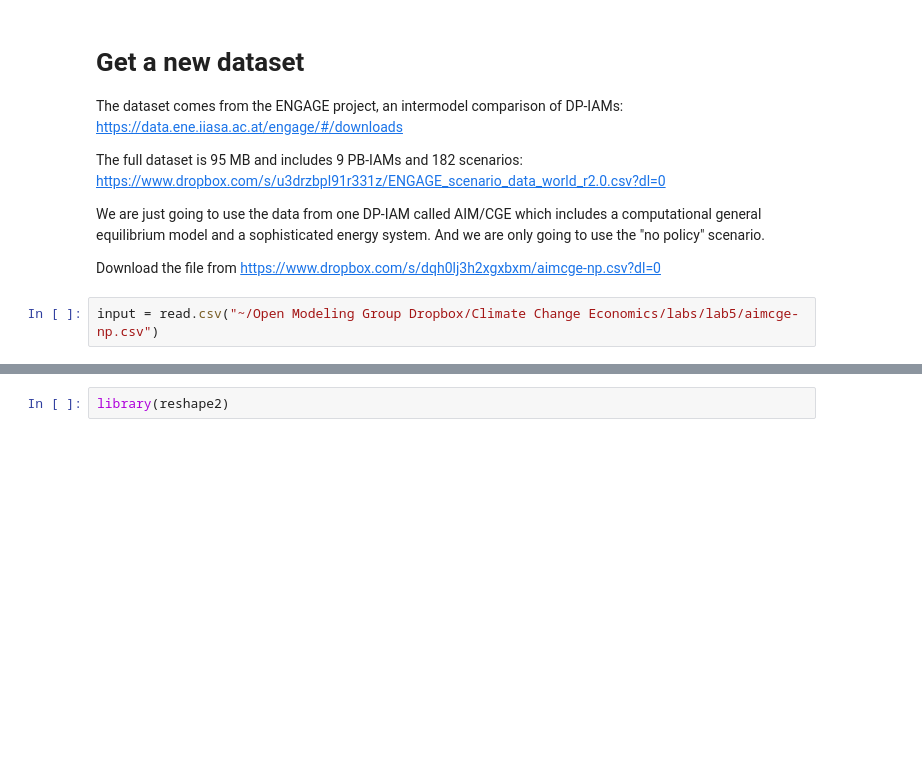
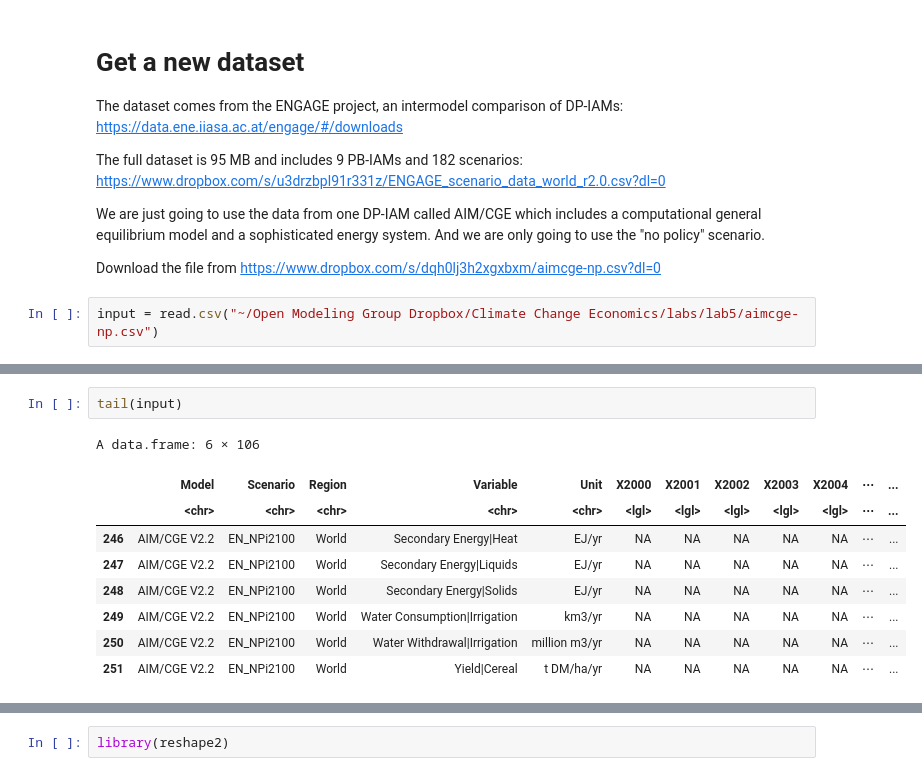
Before and after one commit to openmodels/ccecon, a Jupyter notebook: lab5/Lab 5 - Integrated Assessment - public.ipynb, the cells around one changed output, grey strips where cells are left out. Saved outputs shown, nothing was run; the diff lists cells and outputs as text; blank space fills up the shorter version.

```diff
--- a/lab5/Lab 5 - Integrated Assessment - public.ipynb
+++ b/lab5/Lab 5 - Integrated Assessment - public.ipynb
@@ -27,0 +37,12 @@ input = read.csv("~/Open Modeling Group Dropbox/Climate Change Economics/labs/la
+# %%
+tail(input)
+# %% [output]
+A data.frame: 6 × 106
+|  | Model | Scenario | Region | Variable | Unit | X2000 | X2001 | X2002 | X2003 | X2004 | ⋯ | ... |
+|  | <chr> | <chr> | <chr> | <chr> | <chr> | <lgl> | <lgl> | <lgl> | <lgl> | <lgl> | ⋯ | ... |
+| 246 | AIM/CGE V2.2 | EN_NPi2100 | World | Secondary Energy|Heat | EJ/yr | NA | NA | NA | NA | NA | ⋯ | ... |
+| 247 | AIM/CGE V2.2 | EN_NPi2100 | World | Secondary Energy|Liquids | EJ/yr | NA | NA | NA | NA | NA | ⋯ | ... |
+| 248 | AIM/CGE V2.2 | EN_NPi2100 | World | Secondary Energy|Solids | EJ/yr | NA | NA | NA | NA | NA | ⋯ | ... |
+| 249 | AIM/CGE V2.2 | EN_NPi2100 | World | Water Consumption|Irrigation | km3/yr | NA | NA | NA | NA | NA | ⋯ | ... |
+| 250 | AIM/CGE V2.2 | EN_NPi2100 | World | Water Withdrawal|Irrigation | million m3/yr | NA | NA | NA | NA | NA | ⋯ | ... |
+| 251 | AIM/CGE V2.2 | EN_NPi2100 | World | Yield|Cereal | t DM/ha/yr | NA | NA | NA | NA | NA | ⋯ | ... |
```
Also changed, not shown: parts of 64 cells of this notebook.
